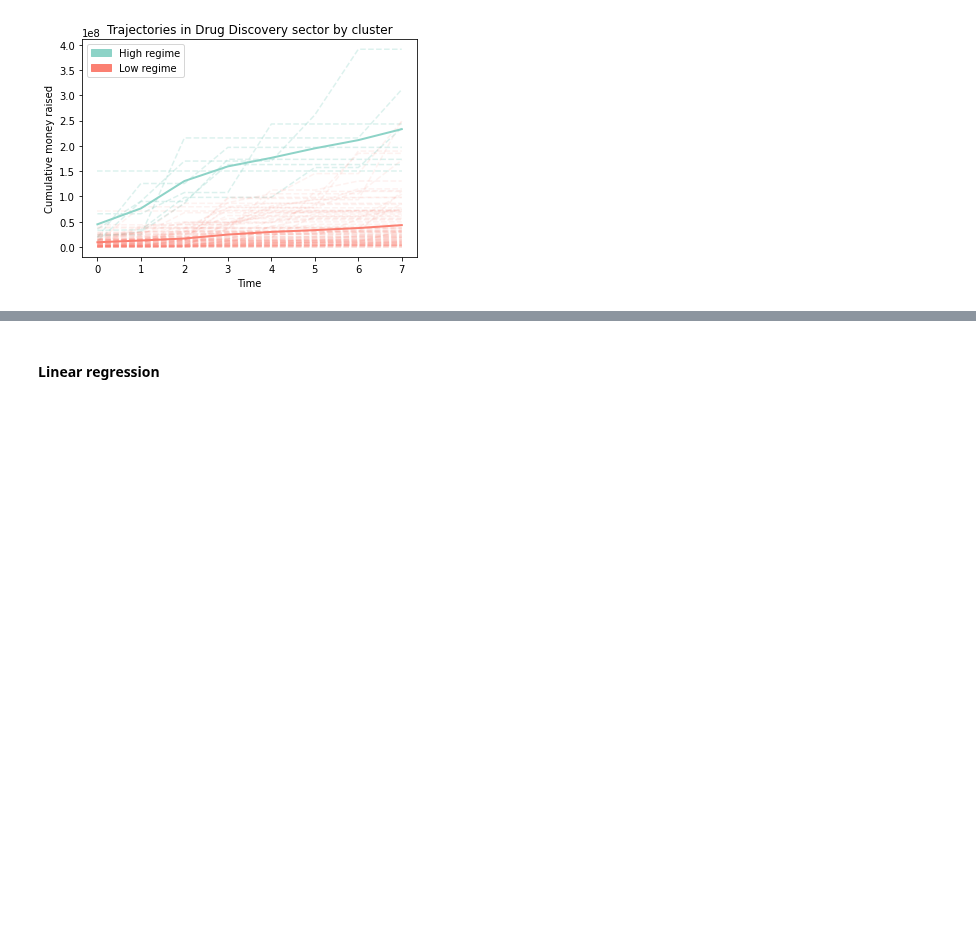
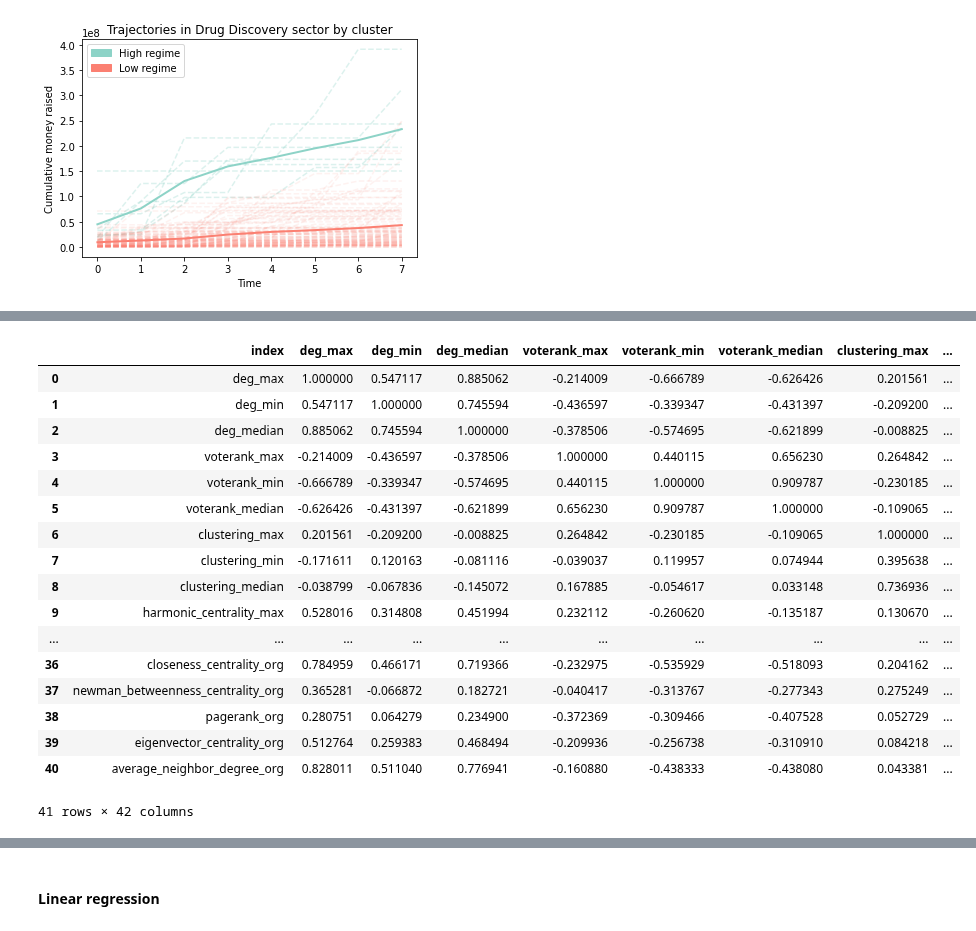
Before and after one commit to testalorenzo/crunch_net, a Jupyter notebook: ANS/notebook/notebooks/ANS_extension.ipynb, the cells around one changed output, grey strips where cells are left out. Cells and saved outputs as stored; diff of their text form; code cells hidden in the pictures; blank space fills up the shorter version.

```diff
--- a/ANS/notebook/notebooks/ANS_extension.ipynb
+++ b/ANS/notebook/notebooks/ANS_extension.ipynb
@@ -219,0 +268,21 @@ toplot.shape
+# %%
+Z.corr().reset_index()
+# %% [output]
+|  | index | deg_max | deg_min | deg_median | voterank_max | voterank_min | voterank_median | clustering_max | ... |
+| 0 | deg_max | 1.000000 | 0.547117 | 0.885062 | -0.214009 | -0.666789 | -0.626426 | 0.201561 | ... |
+| 1 | deg_min | 0.547117 | 1.000000 | 0.745594 | -0.436597 | -0.339347 | -0.431397 | -0.209200 | ... |
+| 2 | deg_median | 0.885062 | 0.745594 | 1.000000 | -0.378506 | -0.574695 | -0.621899 | -0.008825 | ... |
+| 3 | voterank_max | -0.214009 | -0.436597 | -0.378506 | 1.000000 | 0.440115 | 0.656230 | 0.264842 | ... |
+| 4 | voterank_min | -0.666789 | -0.339347 | -0.574695 | 0.440115 | 1.000000 | 0.909787 | -0.230185 | ... |
+| 5 | voterank_median | -0.626426 | -0.431397 | -0.621899 | 0.656230 | 0.909787 | 1.000000 | -0.109065 | ... |
+| 6 | clustering_max | 0.201561 | -0.209200 | -0.008825 | 0.264842 | -0.230185 | -0.109065 | 1.000000 | ... |
+| 7 | clustering_min | -0.171611 | 0.120163 | -0.081116 | -0.039037 | 0.119957 | 0.074944 | 0.395638 | ... |
+| 8 | clustering_median | -0.038799 | -0.067836 | -0.145072 | 0.167885 | -0.054617 | 0.033148 | 0.736936 | ... |
+| 9 | harmonic_centrality_max | 0.528016 | 0.314808 | 0.451994 | 0.232112 | -0.260620 | -0.135187 | 0.130670 | ... |
+| ... | ... | ... | ... | ... | ... | ... | ... | ... | ... |
+| 36 | closeness_centrality_org | 0.784959 | 0.466171 | 0.719366 | -0.232975 | -0.535929 | -0.518093 | 0.204162 | ... |
+| 37 | newman_betweenness_centrality_org | 0.365281 | -0.066872 | 0.182721 | -0.040417 | -0.313767 | -0.277343 | 0.275249 | ... |
+| 38 | pagerank_org | 0.280751 | 0.064279 | 0.234900 | -0.372369 | -0.309466 | -0.407528 | 0.052729 | ... |
+| 39 | eigenvector_centrality_org | 0.512764 | 0.259383 | 0.468494 | -0.209936 | -0.256738 | -0.310910 | 0.084218 | ... |
+| 40 | average_neighbor_degree_org | 0.828011 | 0.511040 | 0.776941 | -0.160880 | -0.438333 | -0.438080 | 0.043381 | ... |
+41 rows × 42 columns
```
Also changed, not shown: parts of 9 cells of this notebook, 3 other files.
